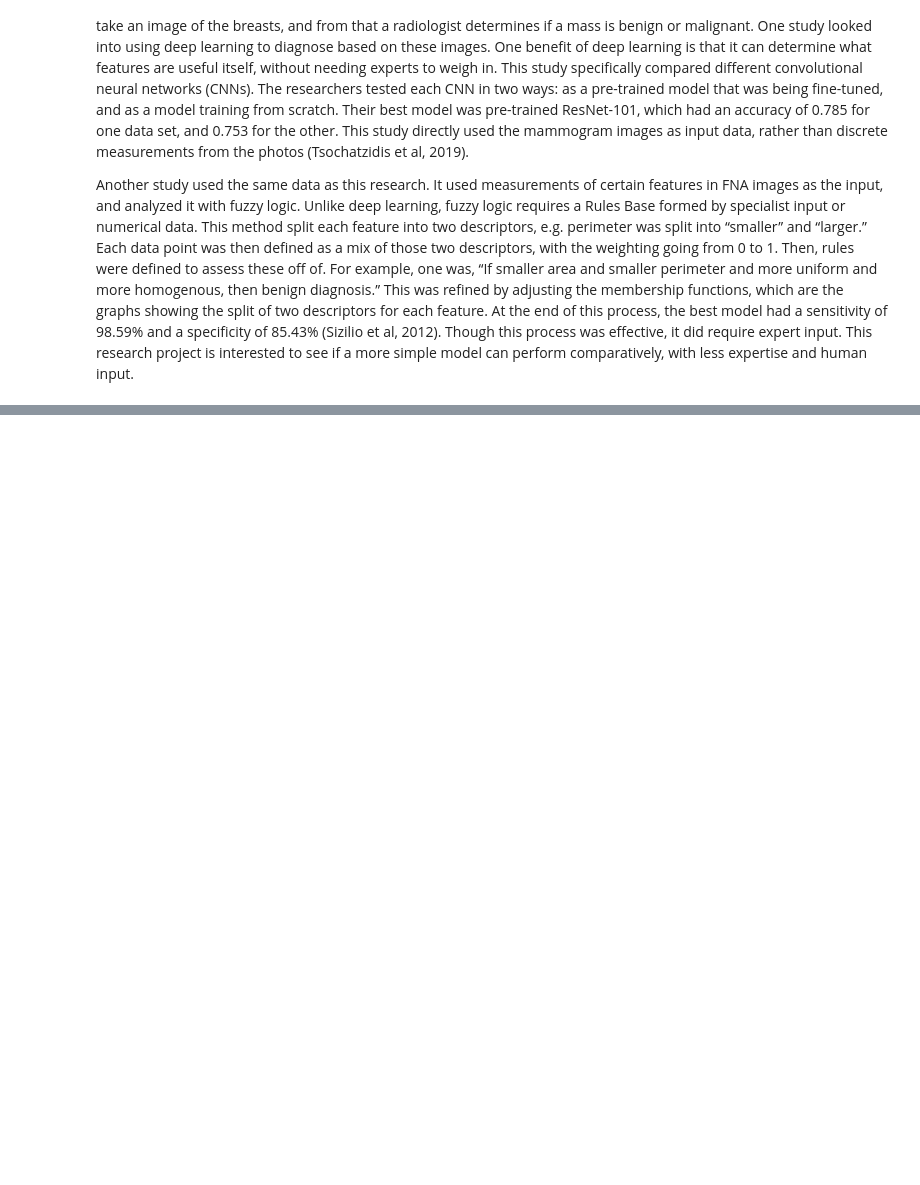
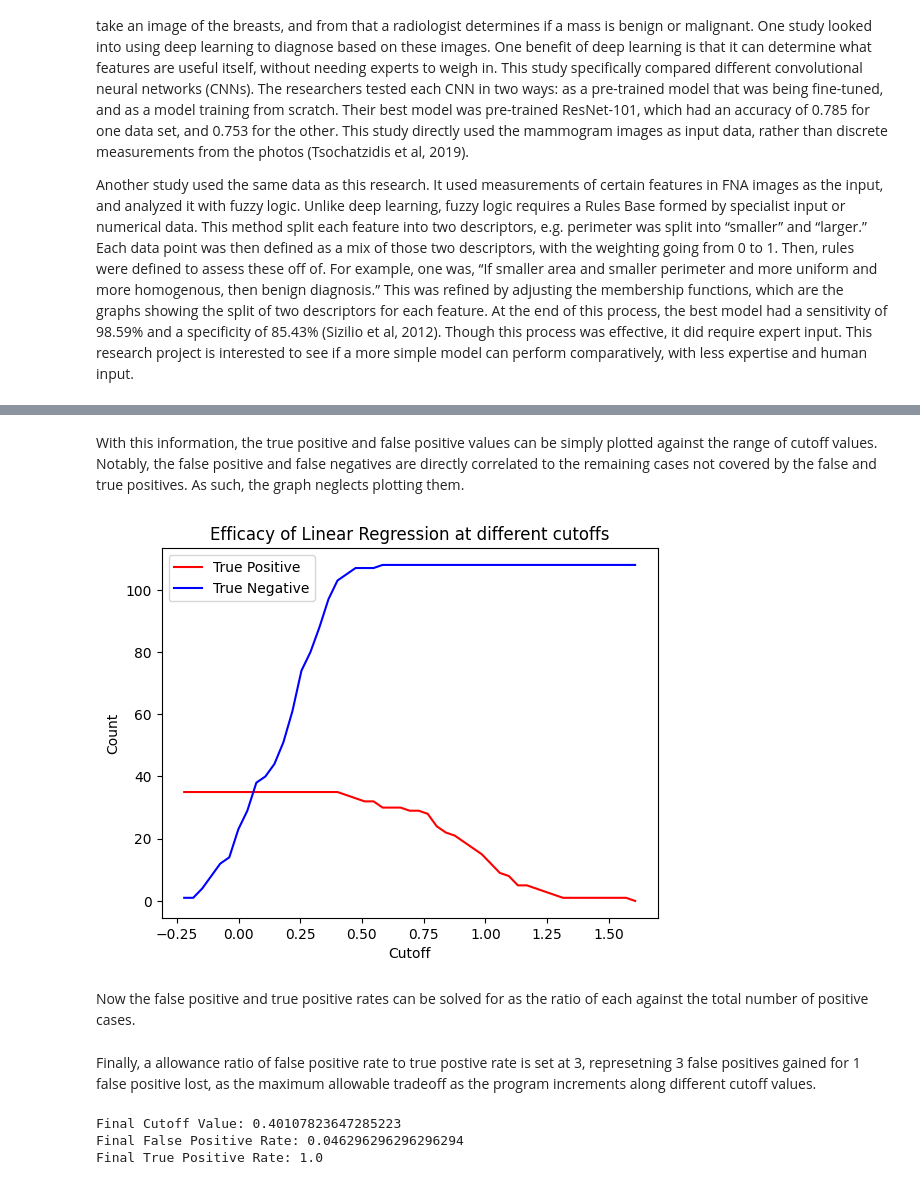
Before and after one commit to ersmythe/MAT421, a Jupyter notebook: Final_Project.ipynb, the cells around one changed output, grey strips where cells are left out. Cells and saved outputs as stored; diff of their text form; code cells hidden in the pictures; blank space fills up the shorter version.

```diff
--- a/Final_Project.ipynb
+++ b/Final_Project.ipynb
@@ -73,0 +245,15 @@ print(reg.predict([[13.54,14.36,87.46]]))
+# %% [markdown]
+With this information, the true positive and false positive values can be simply plotted against the range of cutoff values. Notably, the false positive and false negatives are directly correlated to the remaining cases not covered by the false and true positives. As such, the graph neglects plotting them.
+# %%
+# Plot the raw true negative and true positive values with respect to cutoff
+plt.figure(2)
+plt.plot(cutoffs, efficacy[:,0], 'r', cutoffs, efficacy[:,1], 'b',)
+plt.legend(['True Positive', 'True Negative'])
+plt.title('Efficacy of Linear Regression at different cutoffs')
+plt.xlabel('Cutoff')
+plt.ylabel('Count')
+plt.show()
+# %% [output]
+[figure, added]
+# %% [markdown]
+Now the false positive and true positive rates can be solved for as the ratio of each against the total number of positive cases.
@@ -73,0 +264,30 @@ print(reg.predict([[13.54,14.36,87.46]]))
+# %% [markdown]
+Finally, a allowance ratio of false positive rate to true postive rate is set at 3, represetning 3 false positives gained for 1 false positive lost, as the maximum allowable tradeoff as the program increments along different cutoff values.
+# %%
+# Ratio of acceptable change in false positives for a change in false negatives
+ratio = 3 # An increase of 1 True positive is worth 3 false positives
+bp = 0 # A place to store the best performance
+
+# Find the percent change in true positive rates
+for i in range(len(fpr) - 1) :
+  # Delta in tpr and fpr
+  dT = tpr[i+1] - tpr[i]
+  dP = fpr[i+1] - fpr[i]
+
+  # Exclude points where one doesnt change and check the ratio in change
+  if dT != 0 and dP != 0:
+    change = dP / dT
+    # First point that yeilds less than allowed, break out
+    if change < ratio:
+      bp = i
+      break
+  else:
+    change = 0
+
+print("Final Cutoff Value: " + str(cutoffs[bp]))
+print("Final False Positive Rate: " + str(fpr[bp]))
+print("Final True Positive Rate: " + str(tpr[bp]))
+# %% [output]
+Final Cutoff Value: 0.40107823647285223
+Final False Positive Rate: 0.046296296296296294
+Final True Positive Rate: 1.0
```
Also changed, not shown: parts of 44 cells of this notebook.
